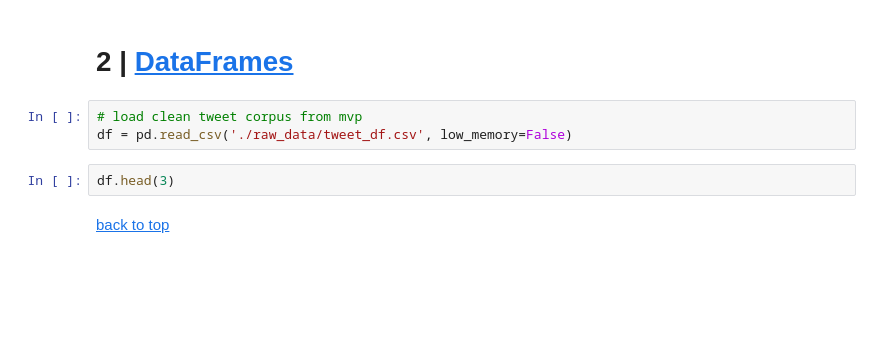
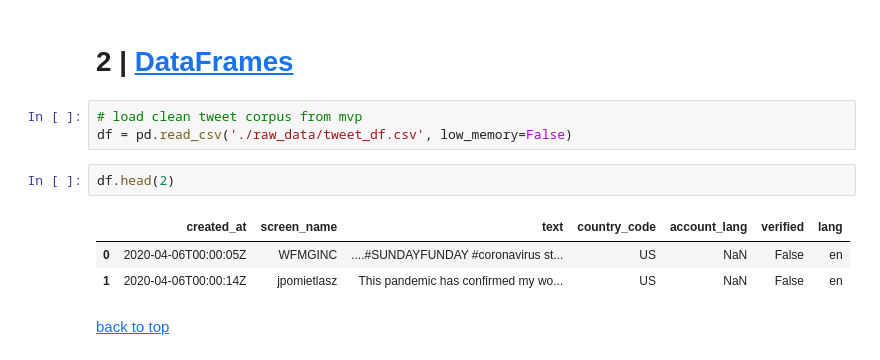
Before and after one commit to slp22/nlp-project, a Jupyter notebook: nlp-coronavirus-tweets-model.ipynb, the cells around one changed output. Cells and saved outputs as stored; diff of their text form; blank space fills up the shorter version.

```diff
--- a/nlp-coronavirus-tweets-model.ipynb
+++ b/nlp-coronavirus-tweets-model.ipynb
@@ -64,7 +70,11 @@ from vaderSentiment.vaderSentiment import SentimentIntensityAnalyzer
 # load clean tweet corpus from mvp
 df = pd.read_csv('./raw_data/tweet_df.csv', low_memory=False)
 # %%
-df.head(3)
+df.head(2)
+# %% [output]
+|  | created_at | screen_name | text | country_code | account_lang | verified | lang |
+| 0 | 2020-04-06T00:00:05Z | WFMGINC | ....#SUNDAYFUNDAY #coronavirus st... | US | NaN | False | en |
+| 1 | 2020-04-06T00:00:14Z | jpomietlasz | This pandemic has confirmed my wo... | US | NaN | False | en |
 # %% [markdown]
 [back to top](#top)
 # %% [markdown]
```
Also changed, not shown: parts of 31 cells of this notebook.
